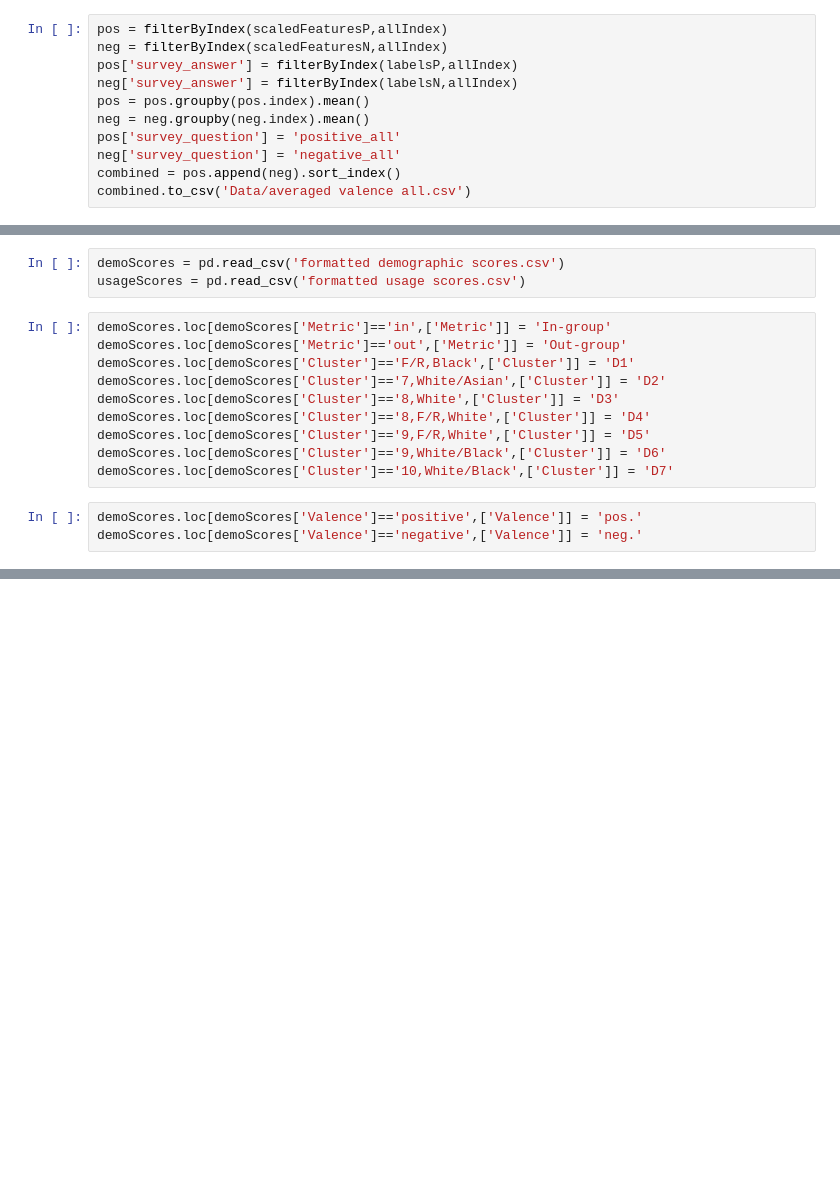
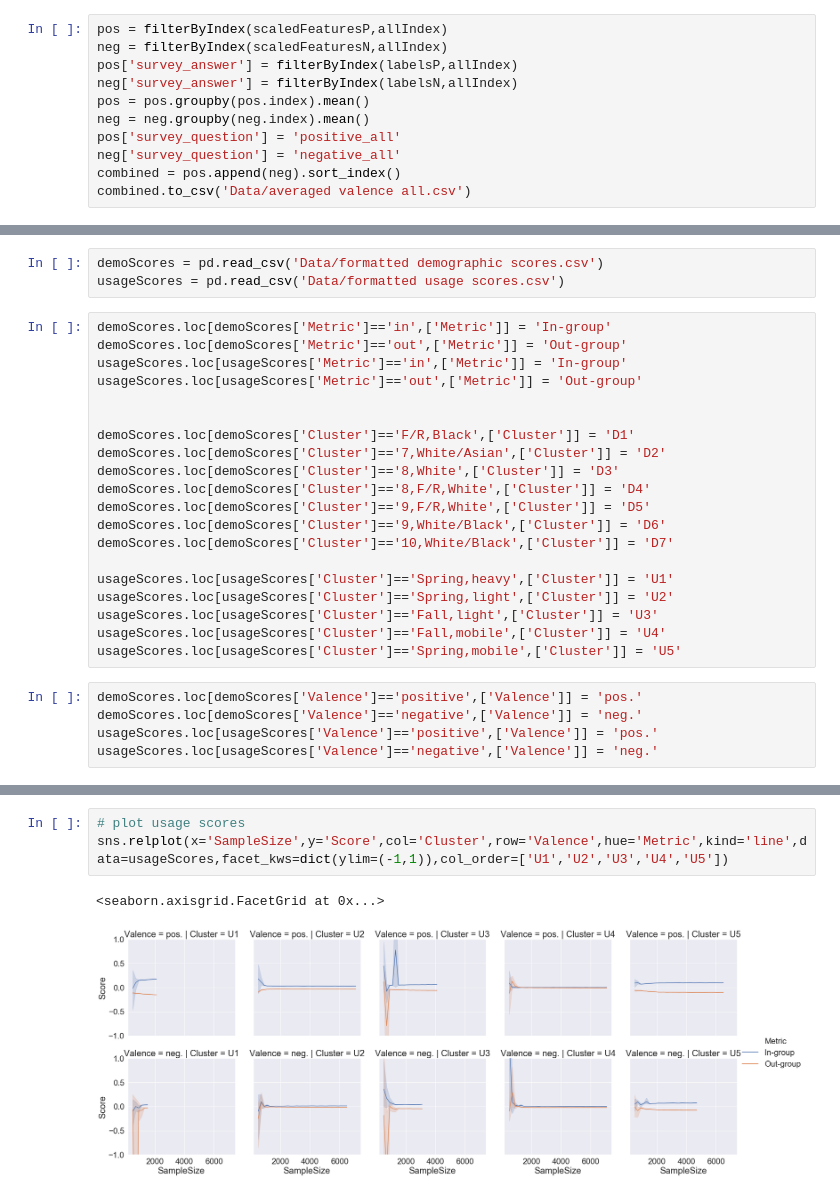
Before and after one commit to emotive-computing/Jensen-EDM-2019, a Jupyter notebook: EDM 2019 Results.ipynb, the cells around one changed output, grey strips where cells are left out. Cells and saved outputs as stored; diff of their text form; blank space fills up the shorter version.

```diff
--- a/EDM 2019 Results.ipynb
+++ b/EDM 2019 Results.ipynb
@@ -820,9 +744,13 @@ demoScores.to_csv('test demo scores.csv',index=False)
 # %%
-demoScores = pd.read_csv('formatted demographic scores.csv')
-usageScores = pd.read_csv('formatted usage scores.csv')
+demoScores = pd.read_csv('Data/formatted demographic scores.csv')
+usageScores = pd.read_csv('Data/formatted usage scores.csv')
 # %%
 demoScores.loc[demoScores['Metric']=='in',['Metric']] = 'In-group'
 demoScores.loc[demoScores['Metric']=='out',['Metric']] = 'Out-group'
+usageScores.loc[usageScores['Metric']=='in',['Metric']] = 'In-group'
+usageScores.loc[usageScores['Metric']=='out',['Metric']] = 'Out-group'
+
+
 demoScores.loc[demoScores['Cluster']=='F/R,Black',['Cluster']] = 'D1'
 demoScores.loc[demoScores['Cluster']=='7,White/Asian',['Cluster']] = 'D2'
 demoScores.loc[demoScores['Cluster']=='8,White',['Cluster']] = 'D3'
@@ -830,6 +758,14 @@ demoScores.loc[demoScores['Cluster']=='8,F/R,White',['Cluster']] = 'D4'
 demoScores.loc[demoScores['Cluster']=='9,F/R,White',['Cluster']] = 'D5'
 demoScores.loc[demoScores['Cluster']=='9,White/Black',['Cluster']] = 'D6'
 demoScores.loc[demoScores['Cluster']=='10,White/Black',['Cluster']] = 'D7'
+
+usageScores.loc[usageScores['Cluster']=='Spring,heavy',['Cluster']] = 'U1'
+usageScores.loc[usageScores['Cluster']=='Spring,light',['Cluster']] = 'U2'
+usageScores.loc[usageScores['Cluster']=='Fall,light',['Cluster']] = 'U3'
+usageScores.loc[usageScores['Cluster']=='Fall,mobile',['Cluster']] = 'U4'
+usageScores.loc[usageScores['Cluster']=='Spring,mobile',['Cluster']] = 'U5'
 # %%
 demoScores.loc[demoScores['Valence']=='positive',['Valence']] = 'pos.'
 demoScores.loc[demoScores['Valence']=='negative',['Valence']] = 'neg.'
+usageScores.loc[usageScores['Valence']=='positive',['Valence']] = 'pos.'
+usageScores.loc[usageScores['Valence']=='negative',['Valence']] = 'neg.'
@@ -1237,0 +779,6 @@ positive
+# %%
+# plot usage scores
+sns.relplot(x='SampleSize',y='Score',col='Cluster',row='Valence',hue='Metric',kind='line',data=usageScores,facet_kws=dict(ylim=(-1,1)),col_order=['U1','U2','U3','U4','U5'])
+# %% [output]
+<seaborn.axisgrid.FacetGrid at 0x...>
+[figure, added]
```
Also changed, not shown: parts of 88 cells of this notebook.
